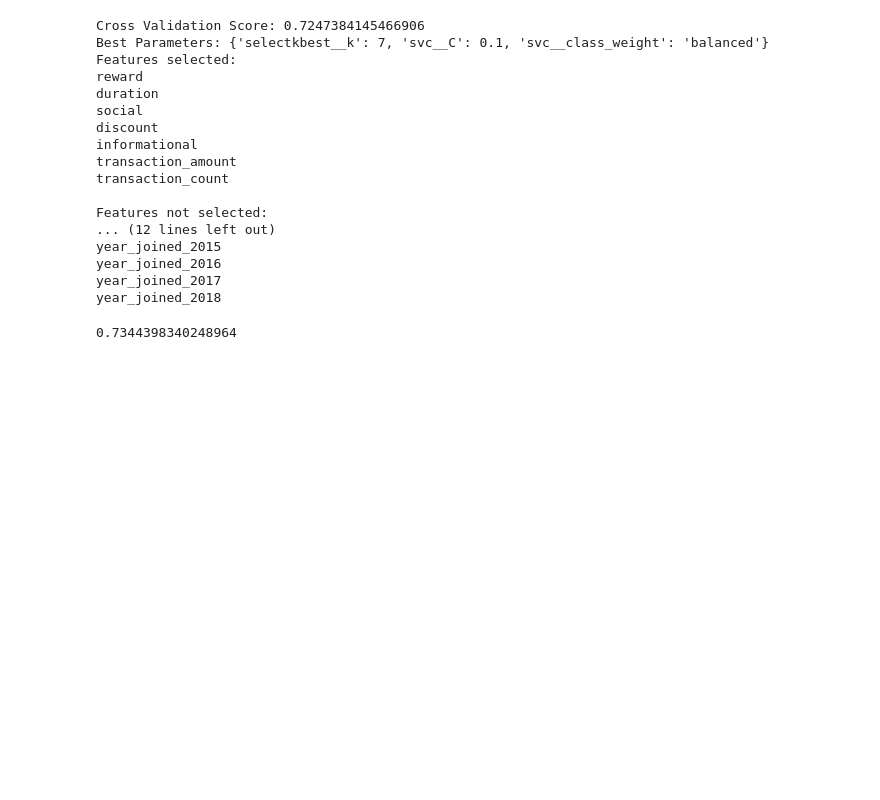
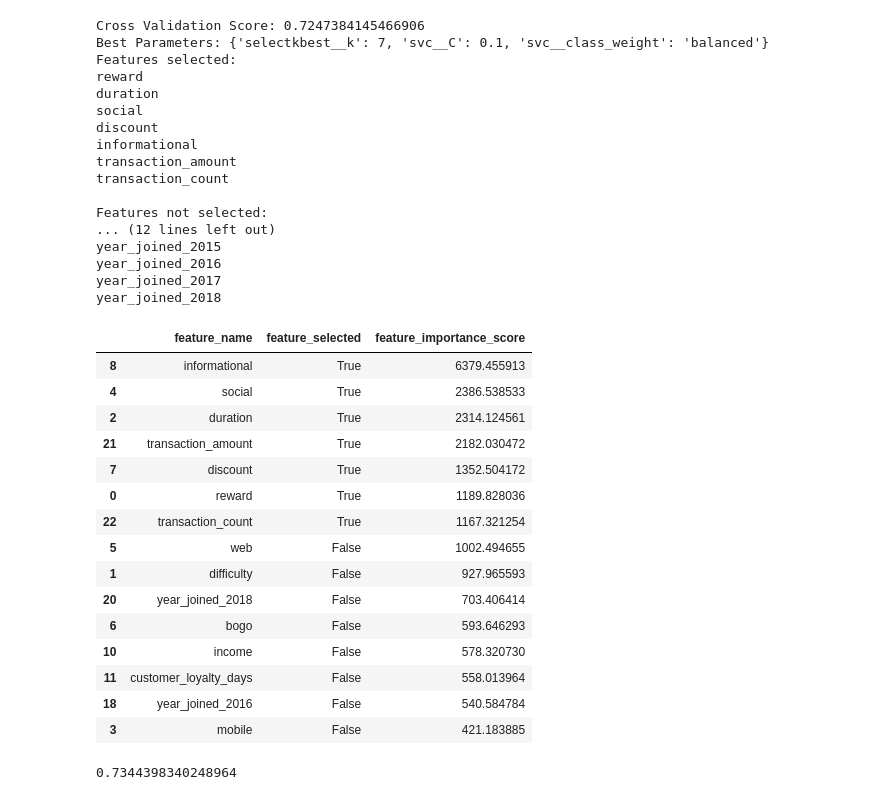
Before and after one commit to s-patel12/data_science_nanodegree, a Jupyter notebook: Capstone_Project_Starbucks/Starbucks_Capstone_notebook.ipynb, the cells around one changed output. Drawn from its saved outputs; the diff is of its cells as text; code cells hidden in the pictures; blank space fills up the shorter version.

```diff
--- a/Capstone_Project_Starbucks/Starbucks_Capstone_notebook.ipynb
+++ b/Capstone_Project_Starbucks/Starbucks_Capstone_notebook.ipynb
@@ -1216,6 +1215,28 @@ year_joined_2015
 year_joined_2016
 year_joined_2017
 year_joined_2018
+# %%
+pd.DataFrame({'feature_name':list(X.columns),
+              'feature_selected':grid.best_estimator_.named_steps['selectkbest'].get_support(),
+              'feature_importance_score':grid.best_estimator_.named_steps['selectkbest'].scores_
+}).sort_values(by='feature_importance_score', ascending=False).head(15)
+# %% [output]
+|  | feature_name | feature_selected | feature_importance_score |
+| 8 | informational | True | 6379.455913 |
+| 4 | social | True | 2386.538533 |
+| 2 | duration | True | 2314.124561 |
+| 21 | transaction_amount | True | 2182.030472 |
+| 7 | discount | True | 1352.504172 |
+| 0 | reward | True | 1189.828036 |
+| 22 | transaction_count | True | 1167.321254 |
+| 5 | web | False | 1002.494655 |
+| 1 | difficulty | False | 927.965593 |
+| 20 | year_joined_2018 | False | 703.406414 |
+| 6 | bogo | False | 593.646293 |
+| 10 | income | False | 578.320730 |
+| 11 | customer_loyalty_days | False | 558.013964 |
+| 18 | year_joined_2016 | False | 540.584784 |
+| 3 | mobile | False | 421.183885 |
 # %%
 #Get the best model and check it against test data set.
 
```
Also changed, not shown: parts of 6 cells of this notebook.
